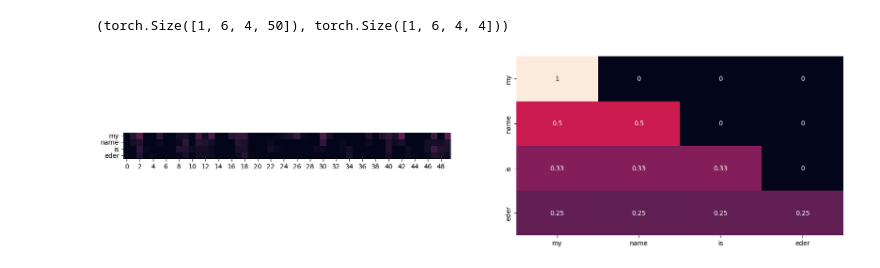
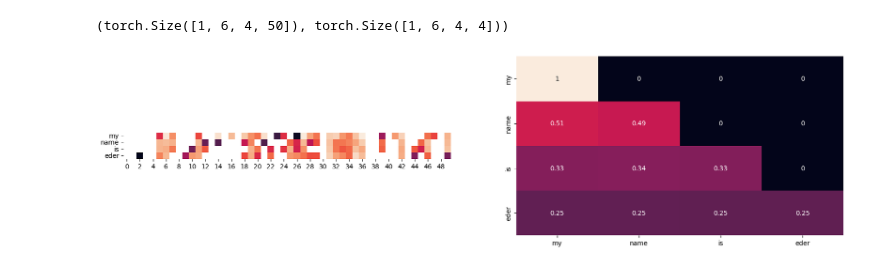
Before and after one commit to ealeongomez/Machine-Learning, a Jupyter notebook: Attention-mechanisms/2-Pytorch_MultiHeadAttention.ipynb, the cells around one changed output. Saved outputs shown, nothing was run; the diff lists cells and outputs as text; code cells hidden in the pictures.

```diff
--- a/Attention-mechanisms/2-Pytorch_MultiHeadAttention.ipynb
+++ b/Attention-mechanisms/2-Pytorch_MultiHeadAttention.ipynb
@@ -197,9 +201,9 @@ H.shape, A.shape
 # %%
 plt.figure(figsize=(20,5))
 plt.subplot(1, 2, 1)
-ax1 = sns.heatmap(H[0][0].detach().cpu().numpy(), cbar=0, vmax=1, vmin=0, yticklabels=words, square=True)
+ax1 = sns.heatmap(H[0][2].detach().cpu().numpy(), cbar=0, vmax=1, vmin=0, yticklabels=words, square=True, norm=LogNorm())
 plt.subplot(1, 2, 2)
-ax2 = sns.heatmap(A[0][0].detach().cpu().numpy(), cbar=0, vmax=1, vmin=0, xticklabels=words, yticklabels=words, annot=True)
+ax2 = sns.heatmap(A[0][2].detach().cpu().numpy(), cbar=0, vmax=1, vmin=0, xticklabels=words, yticklabels=words, annot=True)
 plt.show()
 # %% [output]
-[figure, old version]
+[figure, new version]
```
Also changed, not shown: parts of 8 cells of this notebook, 7 other files.
